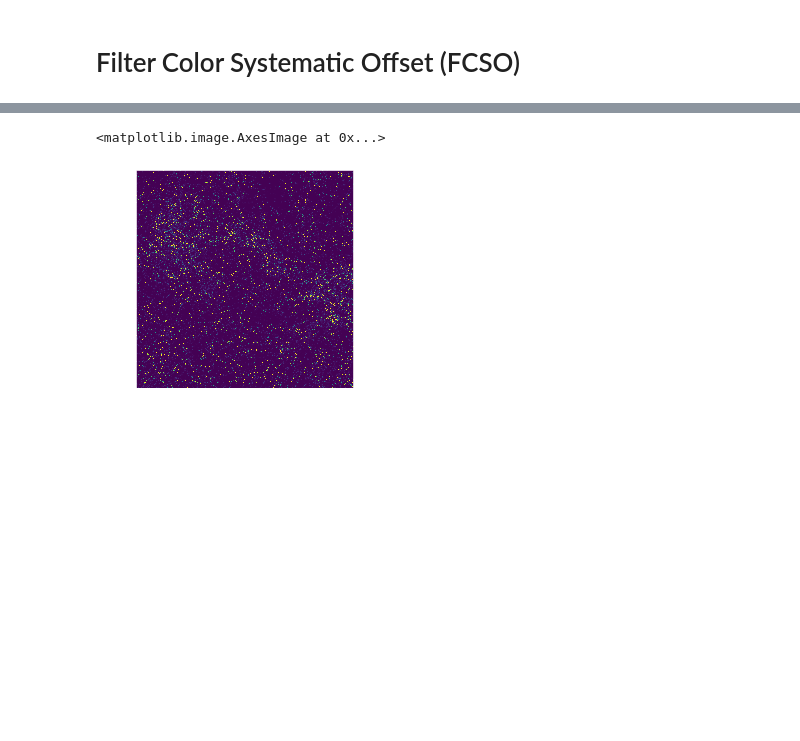
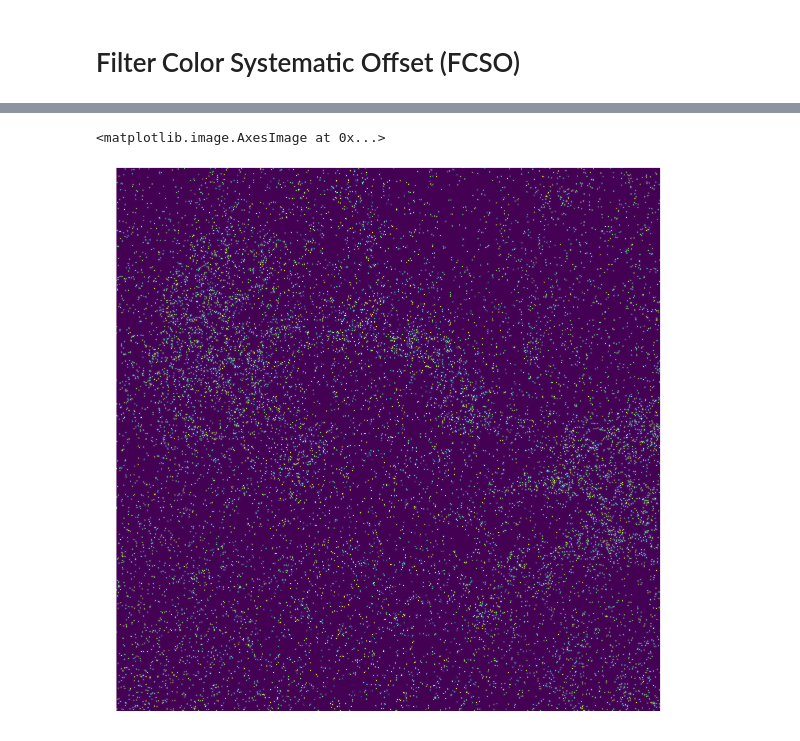
Before and after one commit to mjamesfero/PaschenAlphaModeling, a Jupyter notebook: Plotting Real Stars.ipynb, the cells around one changed output, grey strips where cells are left out. Cells and saved outputs as stored; diff of their text form; code cells hidden in the pictures; blank space fills up the shorter version.

```diff
--- a/Plotting Real Stars.ipynb
+++ b/Plotting Real Stars.ipynb
@@ -212,10 +212,11 @@ $Ks: \lambda_{mean}=21590.0$     $Zpt=666.8(Jy)$
 # %%
 stars_background_im, turbulent_stars, turbulence, header = get_and_plot_vvv()
 # %%
+plt.figure(figsize=(20,20))
 plt.imshow(stars_background_im,
           norm=visualization.simple_norm(stars_background_im, stretch='asinh',
                                          max_percent=99, min_percent=1))
 # %% [output]
 <matplotlib.image.AxesImage at 0x...>
-[figure, old version]
+[figure, new version]
 # %%
```
Also changed, not shown: parts of 5 cells of this notebook, 1 other file.
